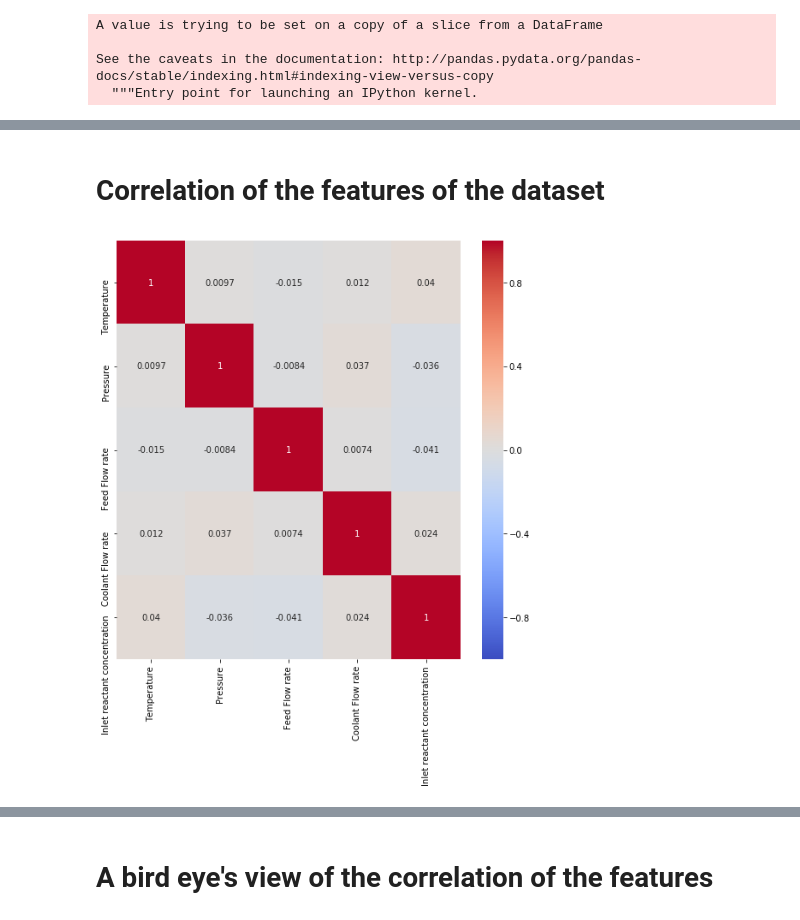
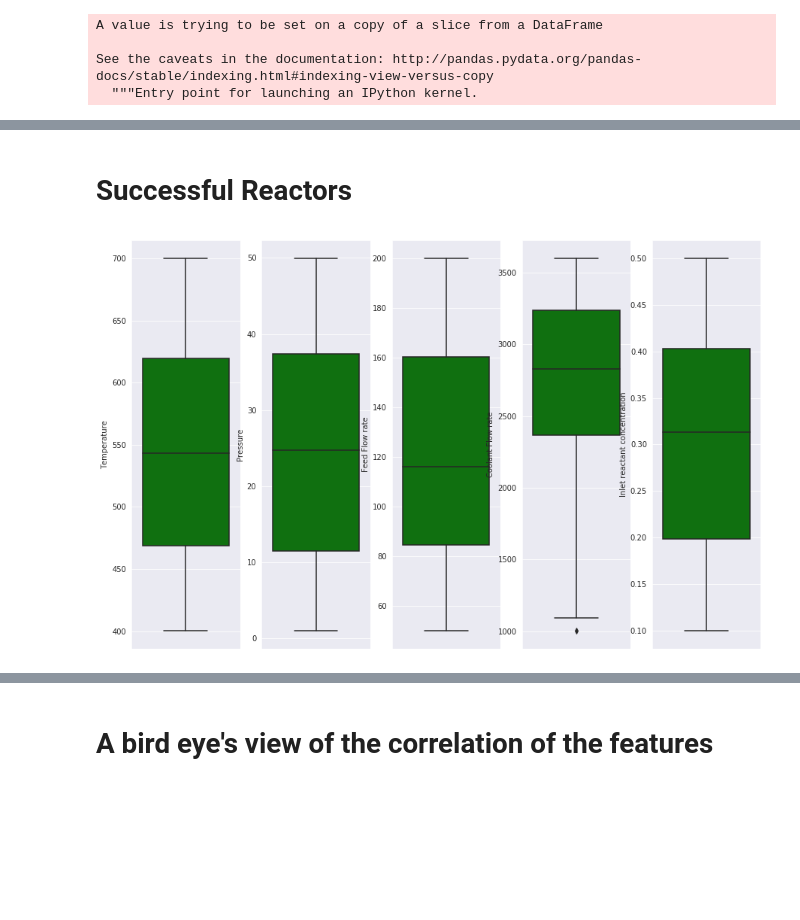
Before and after one commit to Bakli18/MFDS-Project-Question-2, a Jupyter notebook: Question2.ipynb, the cells around one changed output, grey strips where cells are left out. Drawn from its saved outputs; the diff is of its cells as text; code cells hidden in the pictures; blank space fills up the shorter version.

```diff
--- a/Question2.ipynb
+++ b/Question2.ipynb
@@ -58,8 +88,22 @@ memory usage: 47.0+ KB
-# %% [markdown]
-# Correlation of the features of the dataset
-# %%
-fig , axes = plt.subplots(figsize = (9 , 9))
-axes = sns.heatmap(train.corr() , annot = True , vmin = -1 , vmax = +1 , center = 0 , cmap ='coolwarm' , linecolor = 'black',
-           fmt = '0.2g')
-# %% [output]
-[figure, removed]
+# %%
+train1 = train[train['Test'] ==1]
+train0 = train[train['Test'] ==0]
+# %% [markdown]
+# Successful Reactors
+# %%
+#fig , axes = plt.subplots(1,5,figsize = (18 , 7))
+f = plt.figure(figsize=(15, 10))
+gs = f.add_gridspec(1, 5)
+with sns.axes_style("darkgrid"):
+    ax1 = f.add_subplot(gs[0, 0])
+    ax2 = f.add_subplot(gs[0, 1])
+    ax3 = f.add_subplot(gs[0, 2])
+    ax4 = f.add_subplot(gs[0, 3])
+    ax5 = f.add_subplot(gs[0, 4])
+    sns.boxplot( y = 'Temperature' , data = train1 , color ='green' , ax = ax1 )
+    sns.boxplot( y = 'Pressure' , data = train1, color ='green' , ax = ax2 )
+    sns.boxplot( y = 'Feed Flow rate' , data = train1 , color ='green' , ax = ax3 )
+    sns.boxplot( y = 'Coolant Flow rate' , data = train1 , color ='green' , ax = ax4 )
+    sns.boxplot( y = 'Inlet reactant concentration' , data = train1 , color ='green' , ax = ax5 )
+# %% [output]
+[figure, added]
```
Also changed, not shown: parts of 16 cells of this notebook.
